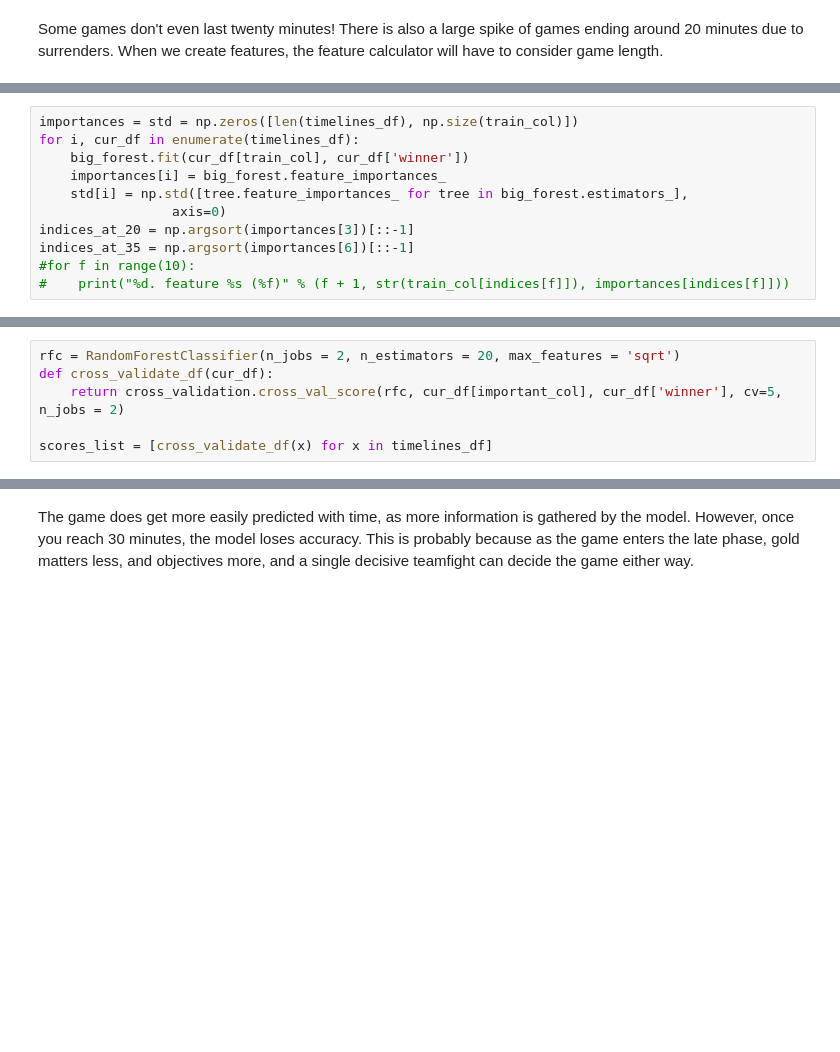
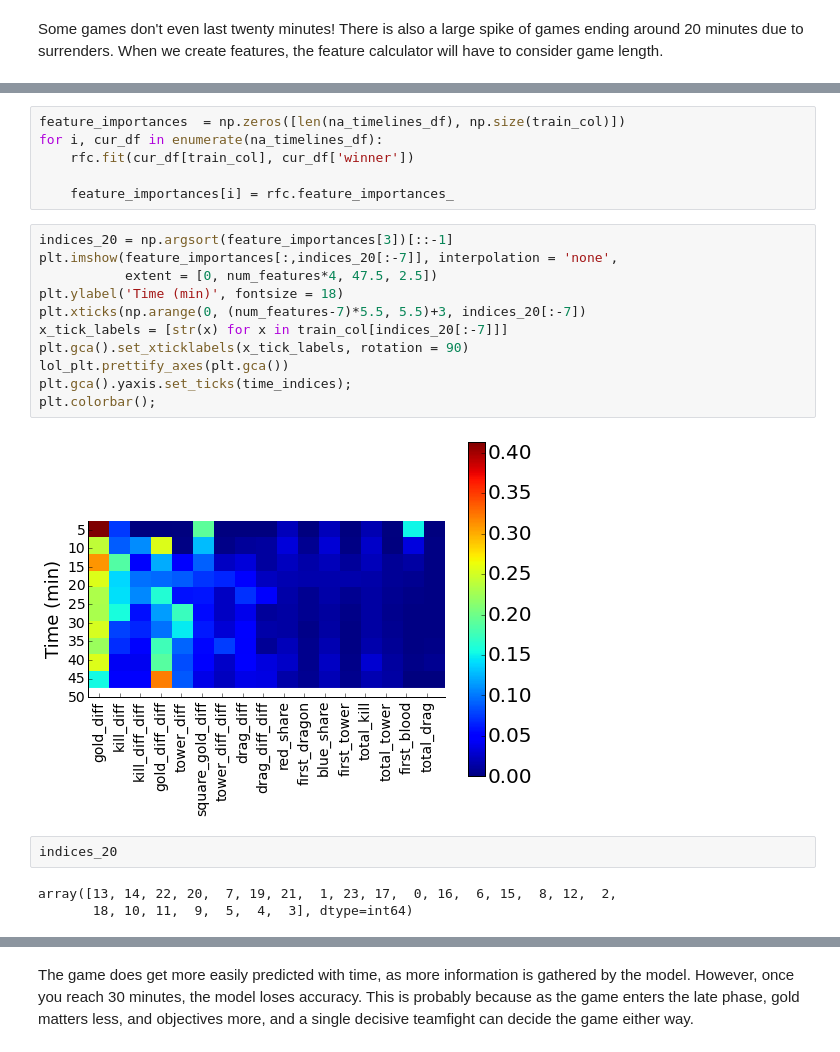
Before and after one commit to map222/lolML, a Jupyter notebook: notebooks/PuPPy - Predicting LoL with random forests.ipynb, the cells around one changed output, grey strips where cells are left out. Saved outputs shown, nothing was run; the diff lists cells and outputs as text; blank space fills up the shorter version.

```diff
--- a/notebooks/PuPPy - Predicting LoL with random forests.ipynb
+++ b/notebooks/PuPPy - Predicting LoL with random forests.ipynb
@@ -218,11 +97,0 @@ NameError: name 'RandomForestClassifier' is not defined
-# %%
-importances = std = np.zeros([len(timelines_df), np.size(train_col)])
-for i, cur_df in enumerate(timelines_df):
-    big_forest.fit(cur_df[train_col], cur_df['winner'])
-    importances[i] = big_forest.feature_importances_
-    std[i] = np.std([tree.feature_importances_ for tree in big_forest.estimators_],
-                 axis=0)
-indices_at_20 = np.argsort(importances[3])[::-1]
-indices_at_35 = np.argsort(importances[6])[::-1]
-#for f in range(10):
-#    print("%d. feature %s (%f)" % (f + 1, str(train_col[indices[f]]), importances[indices[f]]))
@@ -300,6 +97,0 @@ Now that we have features that are important, we can answer other questions.
-# %%
-rfc = RandomForestClassifier(n_jobs = 2, n_estimators = 20, max_features = 'sqrt')
-def cross_validate_df(cur_df):
-    return cross_validation.cross_val_score(rfc, cur_df[important_col], cur_df['winner'], cv=5, n_jobs = 2)
-
-scores_list = [cross_validate_df(x) for x in timelines_df]
@@ -314,0 +154,24 @@ lol_plt.prettify_axes(plt.gca())
+# %%
+feature_importances  = np.zeros([len(na_timelines_df), np.size(train_col)])
+for i, cur_df in enumerate(na_timelines_df):
+    rfc.fit(cur_df[train_col], cur_df['winner'])
+
+    feature_importances[i] = rfc.feature_importances_
+# %%
+indices_20 = np.argsort(feature_importances[3])[::-1]
+plt.imshow(feature_importances[:,indices_20[:-7]], interpolation = 'none',
+           extent = [0, num_features*4, 47.5, 2.5])
+plt.ylabel('Time (min)', fontsize = 18)
+plt.xticks(np.arange(0, (num_features-7)*5.5, 5.5)+3, indices_20[:-7])
+x_tick_labels = [str(x) for x in train_col[indices_20[:-7]]]
+plt.gca().set_xticklabels(x_tick_labels, rotation = 90)
+lol_plt.prettify_axes(plt.gca())
+plt.gca().yaxis.set_ticks(time_indices);
+plt.colorbar();
+# %% [output]
+[figure, added]
+# %%
+indices_20
+# %% [output]
+array([13, 14, 22, 20,  7, 19, 21,  1, 23, 17,  0, 16,  6, 15,  8, 12,  2,
+       18, 10, 11,  9,  5,  4,  3], dtype=int64)
```
Also changed, not shown: parts of 106 cells of this notebook, 1 other file.
